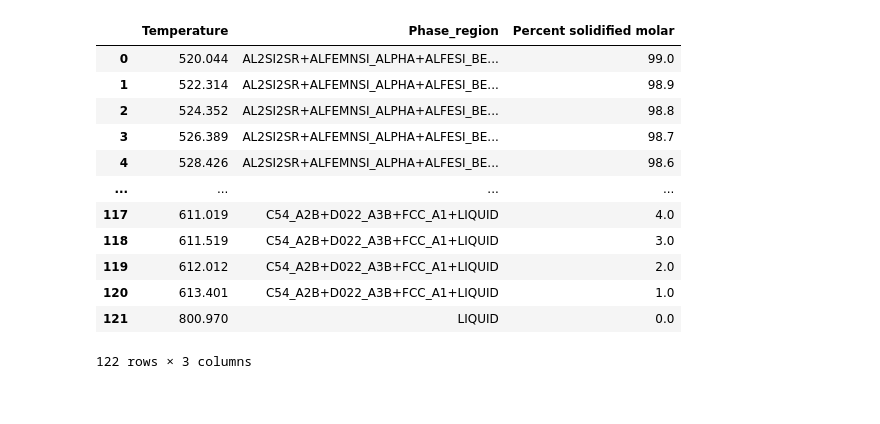
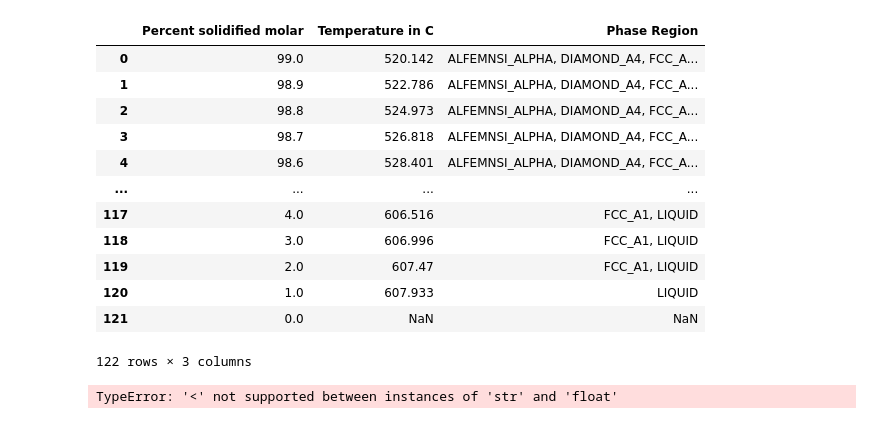
Before and after one commit to PowerPelikan/icmd_json_imports, a Jupyter notebook: jupyterNotebooks/solidification.ipynb, the cells around one changed output. Cells and saved outputs as stored; diff of their text form; code cells hidden in the pictures.

```diff
--- a/jupyterNotebooks/solidification.ipynb
+++ b/jupyterNotebooks/solidification.ipynb
@@ -11,4 +13,4 @@ ImportError: cannot import name 'Scheil' from 'icmdoutput.models.user_scripts' (
 # %%
-sol = Solidification('../test/testfiles/teslaScheil.json', 'Solidification')
-sol.get_temperatures()
+sol = Scheil('../test/testfiles/eutectic_screening/si3-cu1.json', 'Solidification')
+sol
 # %% [output]
@@ -28,18 +18,27 @@ sol.get_temperatures()
 # %%
-scheil = pd.concat([sol.set_new_temp_by_phase(), sol.get_percent_solidified_molar()], axis=1)
+scheil = sol.get_data_for_scheil_plot()
 #scheil['Phase_key'] = scheil['Phase_region'].apply(lambda phase: "+".join(sorted(phase)))
 scheil
 # %% [output]
-|  | Temperature | Phase_region | Percent solidified molar |
-| 0 | 520.044 | AL2SI2SR+ALFEMNSI_ALPHA+ALFESI_BE... | 99.0 |
-| 1 | 522.314 | AL2SI2SR+ALFEMNSI_ALPHA+ALFESI_BE... | 98.9 |
-| 2 | 524.352 | AL2SI2SR+ALFEMNSI_ALPHA+ALFESI_BE... | 98.8 |
-| 3 | 526.389 | AL2SI2SR+ALFEMNSI_ALPHA+ALFESI_BE... | 98.7 |
-| 4 | 528.426 | AL2SI2SR+ALFEMNSI_ALPHA+ALFESI_BE... | 98.6 |
+|  | Percent solidified molar | Temperature in C | Phase Region |
+| 0 | 99.0 | 520.142 | ALFEMNSI_ALPHA, DIAMOND_A4, FCC_A... |
+| 1 | 98.9 | 522.786 | ALFEMNSI_ALPHA, DIAMOND_A4, FCC_A... |
+| 2 | 98.8 | 524.973 | ALFEMNSI_ALPHA, DIAMOND_A4, FCC_A... |
+| 3 | 98.7 | 526.818 | ALFEMNSI_ALPHA, DIAMOND_A4, FCC_A... |
+| 4 | 98.6 | 528.401 | ALFEMNSI_ALPHA, DIAMOND_A4, FCC_A... |
 | ... | ... | ... | ... |
-| 117 | 611.019 | C54_A2B+D022_A3B+FCC_A1+LIQUID | 4.0 |
-| 118 | 611.519 | C54_A2B+D022_A3B+FCC_A1+LIQUID | 3.0 |
-| 119 | 612.012 | C54_A2B+D022_A3B+FCC_A1+LIQUID | 2.0 |
-| 120 | 613.401 | C54_A2B+D022_A3B+FCC_A1+LIQUID | 1.0 |
-| 121 | 800.970 | LIQUID | 0.0 |
+| 117 | 4.0 | 606.516 | FCC_A1, LIQUID |
+| 118 | 3.0 | 606.996 | FCC_A1, LIQUID |
+| 119 | 2.0 | 607.47 | FCC_A1, LIQUID |
+| 120 | 1.0 | 607.933 | LIQUID |
+| 121 | 0.0 | NaN | NaN |
 122 rows × 3 columns
+# %%
+df_melted = scheil.melt(var_name='Phase Region', value_name='Temperature in °C')
+df_clean = df_melted.dropna(subset=['Temperature in °C'])
+df_clean = df_clean[['Temperature in °C', 'Phase Region']]
+df_clean = df_clean.sort_values(by='Temperature in °C').reset_index(drop=True)
+scheil_df = pd.concat([sol.get_percent_solidified_molar(), df_clean], axis=1)
+scheil_df
+# %% [output]
+TypeError: '<' not supported between instances of 'str' and 'float'
```
Also changed, not shown: parts of 9 cells of this notebook, 9 other files.
